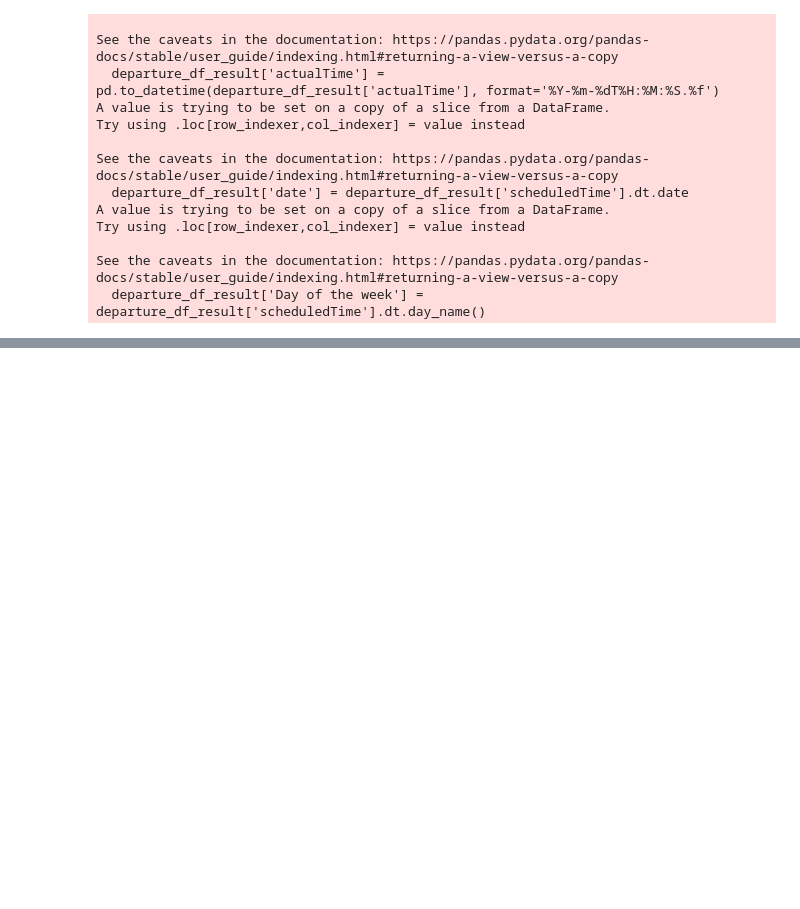
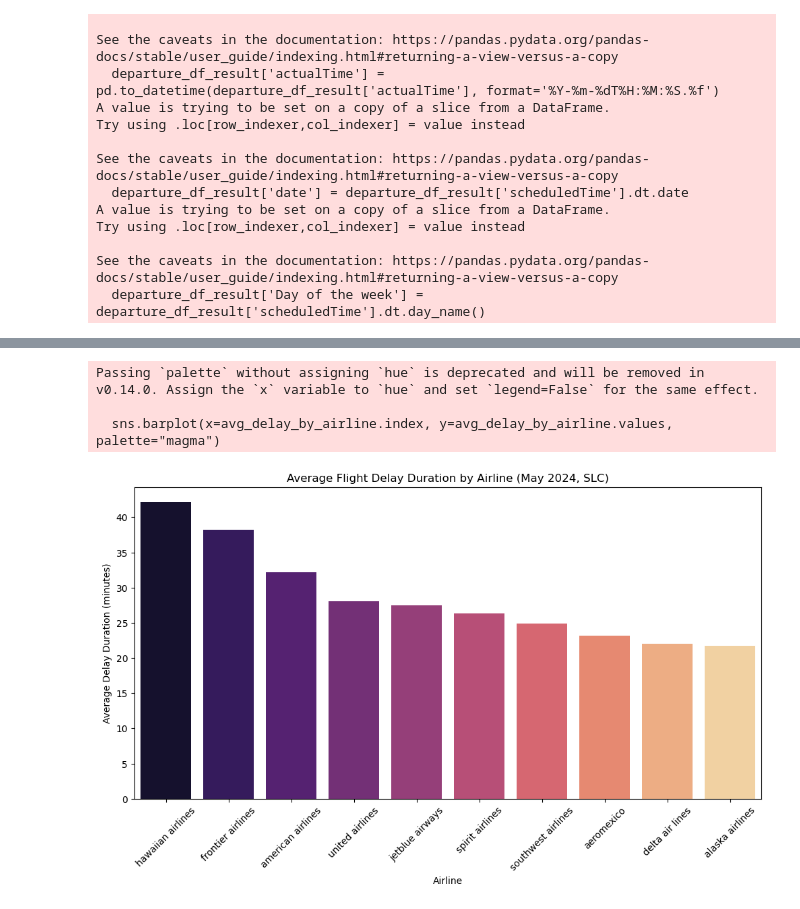
Before and after one commit to kelsjens/My-Blog, a Jupyter notebook: _posts/flights.ipynb, the cells around one changed output, grey strips where cells are left out. Drawn from its saved outputs; the diff is of its cells as text; code cells hidden in the pictures; blank space fills up the shorter version.

Commit message:
Added some new graphs to add to my post

```diff
--- a/_posts/flights.ipynb
+++ b/_posts/flights.ipynb
@@ -118,0 +119,13 @@ df.to_csv("flights_data.csv")
+# %%
+import pandas as pd
+import matplotlib.pyplot as plt
+import seaborn as sns
+
+# Load dataset
+df = pd.read_csv("flights_data.csv")
+
+# Group by airline and calculate the mean delay
+avg_delay_by_airline = df.groupby("airline")["delay"].mean().sort_values(ascending=False)
+
+# Display the results
+print(avg_delay_by_airline)
@@ -118,0 +145,18 @@ df.to_csv("flights_data.csv")
+# %%
+# Plot bar graph
+plt.figure(figsize=(12,6))
+sns.barplot(x=avg_delay_by_airline.index, y=avg_delay_by_airline.values, palette="magma")
+
+# Add labels and title
+plt.title("Average Flight Delay Duration by Airline (May 2024, SLC)")
+plt.xlabel("Airline")
+plt.ylabel("Average Delay Duration (minutes)")
+plt.xticks(rotation=45)
+
+# Show the plot
+plt.show()
+# %% [output]
+Passing `palette` without assigning `hue` is deprecated and will be removed in v0.14.0. Assign the `x` variable to `hue` and set `legend=False` for the same effect.
+
+  sns.barplot(x=avg_delay_by_airline.index, y=avg_delay_by_airline.values, palette="magma")
+[figure, added]
```
Also changed, not shown: parts of 6 cells of this notebook, 4 other files.
